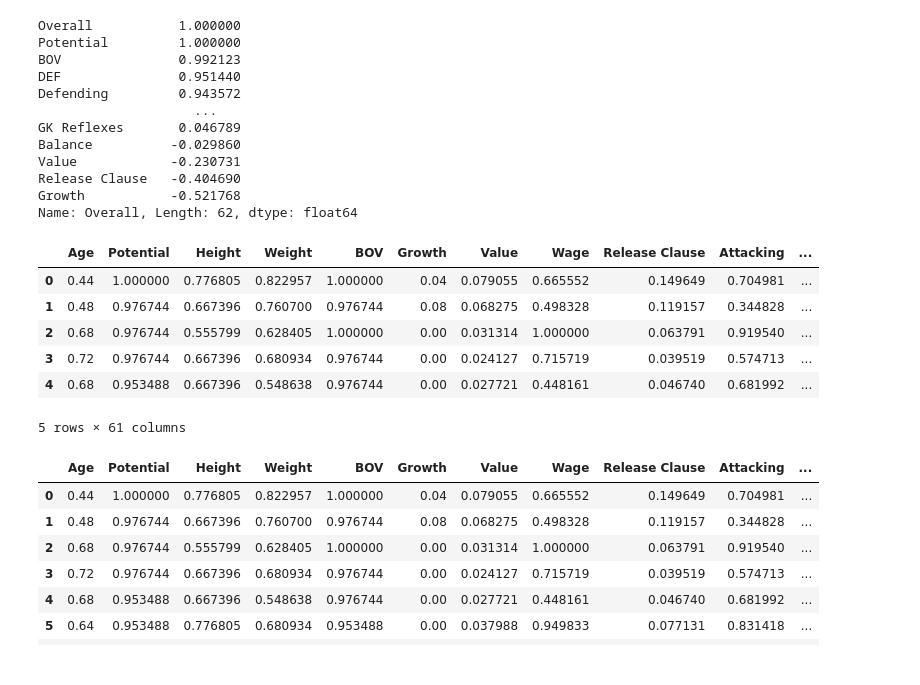
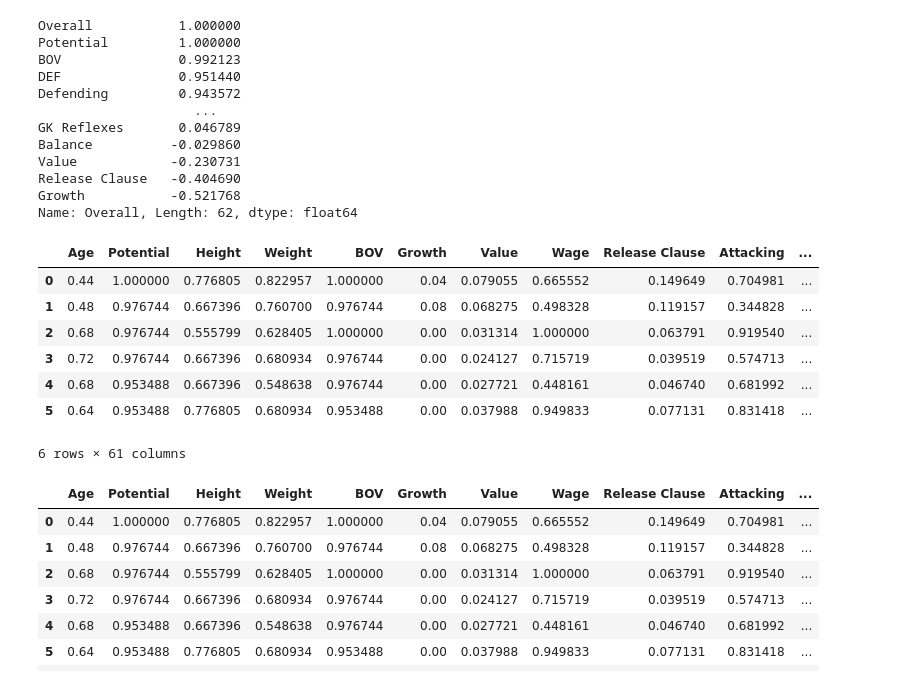
Before and after one commit to RonnieSosan/DataCleaner, a Jupyter notebook: Untitled.ipynb, the cells around one changed output. Drawn from its saved outputs; the diff is of its cells as text; code cells hidden in the pictures.

```diff
--- a/Untitled.ipynb
+++ b/Untitled.ipynb
@@ -96,15 +90,16 @@ Name: Overall, Length: 62, dtype: float64
 # %%
 predictorFeatures = indexes.drop(['Overall','ID'])
 x_variable, y_variable = df_scaled[predictorFeatures], defenders.BP
-x_variable.iloc[:5]
+x_variable.iloc[0:6]
 # %% [output]
 |  | Age | Potential | Height | Weight | BOV | Growth | Value | Wage | Release Clause | Attacking | ... |
 | 0 | 0.44 | 1.000000 | 0.776805 | 0.822957 | 1.000000 | 0.04 | 0.079055 | 0.665552 | 0.149649 | 0.704981 | ... |
 | 1 | 0.48 | 0.976744 | 0.667396 | 0.760700 | 0.976744 | 0.08 | 0.068275 | 0.498328 | 0.119157 | 0.344828 | ... |
 | 2 | 0.68 | 0.976744 | 0.555799 | 0.628405 | 1.000000 | 0.00 | 0.031314 | 1.000000 | 0.063791 | 0.919540 | ... |
 | 3 | 0.72 | 0.976744 | 0.667396 | 0.680934 | 0.976744 | 0.00 | 0.024127 | 0.715719 | 0.039519 | 0.574713 | ... |
 | 4 | 0.68 | 0.953488 | 0.667396 | 0.548638 | 0.976744 | 0.00 | 0.027721 | 0.448161 | 0.046740 | 0.681992 | ... |
+| 5 | 0.64 | 0.953488 | 0.776805 | 0.680934 | 0.953488 | 0.00 | 0.037988 | 0.949833 | 0.077131 | 0.831418 | ... |
-5 rows × 61 columns
+6 rows × 61 columns
 # %%
 x_variable.iloc[:10]
 # %% [output]
```
Also changed, not shown: parts of 11 cells of this notebook.
